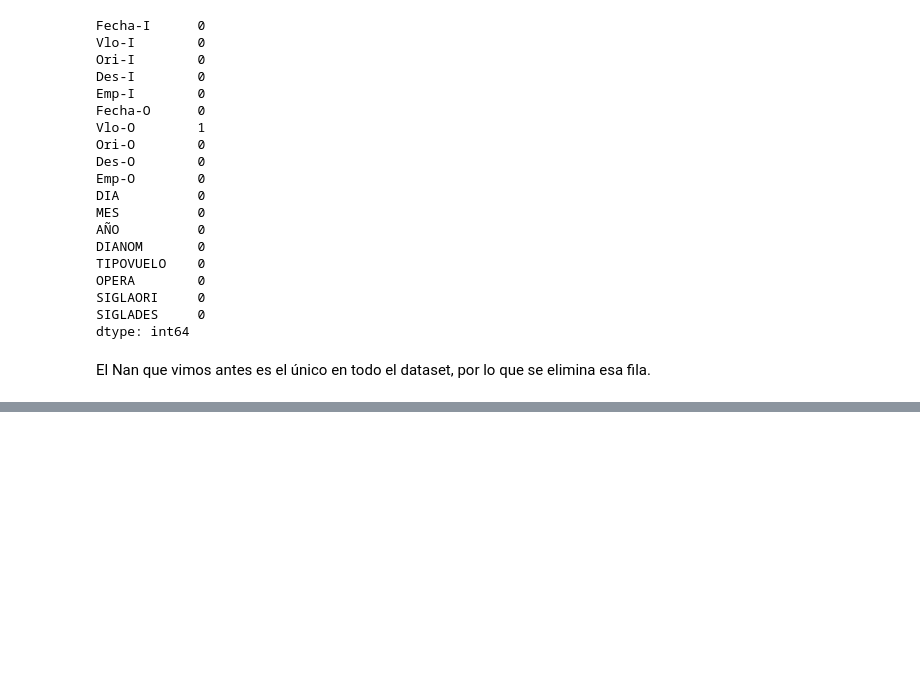
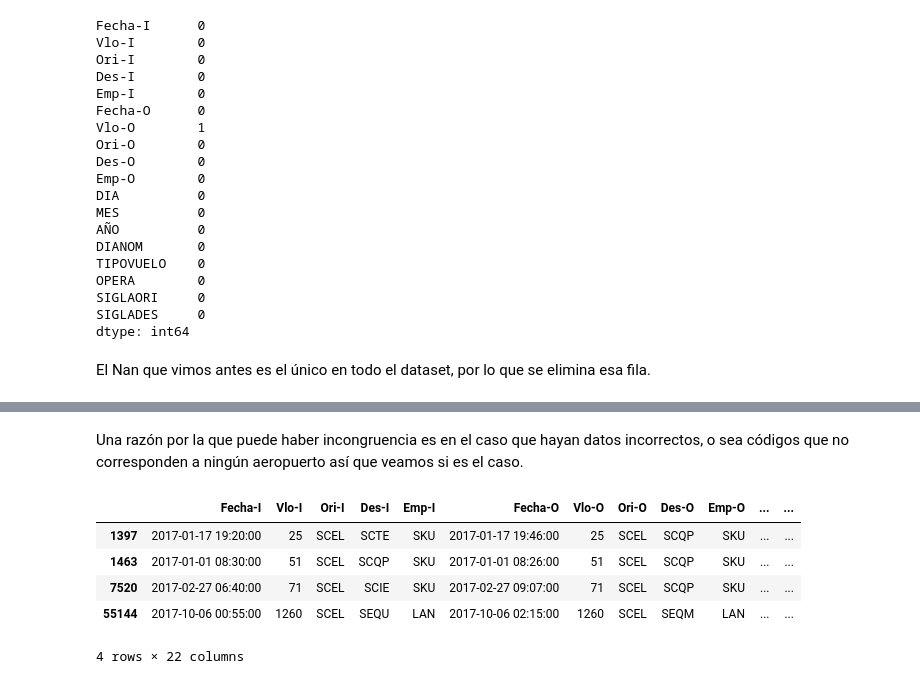
Before and after one commit to igonzalezperez/airline-challenge, a Jupyter notebook: solution.ipynb, the cells around one changed output, grey strips where cells are left out. Cells and saved outputs as stored; diff of their text form; code cells hidden in the pictures; blank space fills up the shorter version.

```diff
--- a/solution.ipynb
+++ b/solution.ipynb
@@ -222,0 +328,30 @@ Aerolíneas: ['Aerolineas Argentinas' 'Aeromexico' 'Air Canada' 'Air France' 'Al
+# %% [markdown]
+Una razón por la que puede haber incongruencia es en el caso que hayan datos incorrectos, o sea códigos que no corresponden a ningún aeropuerto así que veamos si es el caso.
+# %%
+air_codes = airdata.load()
+
+
+def get_icao_data(x, key, codes):
+    try:
+        airport = codes[x]
+        try:
+            return airport[key]
+        except KeyError:
+            print(f'{key} is not a valid airport data.')
+    except KeyError:
+        return None
+
+
+
+data['city_i'] = data['Des-I'].apply(get_icao_data, key='city', codes=air_codes)
+data['name_i'] = data['Des-I'].apply(get_icao_data, key='name', codes=air_codes)
+data['city_o'] = data['Des-O'].apply(get_icao_data, key='city', codes=air_codes)
+data['name_o'] = data['Des-O'].apply(get_icao_data, key='name', codes=air_codes)
+data.loc[(data['name_i'].isna()) | (data['name_o'].isna())].drop_duplicates(subset=['name_i', 'city_i', 'Des-I', 'name_o', 'city_o', 'Des-O', 'SIGLADES'])
+# %% [output]
+|  | Fecha-I | Vlo-I | Ori-I | Des-I | Emp-I | Fecha-O | Vlo-O | Ori-O | Des-O | Emp-O | ... | ... |
+| 1397 | 2017-01-17 19:20:00 | 25 | SCEL | SCTE | SKU | 2017-01-17 19:46:00 | 25 | SCEL | SCQP | SKU | ... | ... |
+| 1463 | 2017-01-01 08:30:00 | 51 | SCEL | SCQP | SKU | 2017-01-01 08:26:00 | 51 | SCEL | SCQP | SKU | ... | ... |
+| 7520 | 2017-02-27 06:40:00 | 71 | SCEL | SCIE | SKU | 2017-02-27 09:07:00 | 71 | SCEL | SCQP | SKU | ... | ... |
+| 55144 | 2017-10-06 00:55:00 | 1260 | SCEL | SEQU | LAN | 2017-10-06 02:15:00 | 1260 | SCEL | SEQM | LAN | ... | ... |
+4 rows × 22 columns
```
Also changed, not shown: parts of 29 cells of this notebook.
